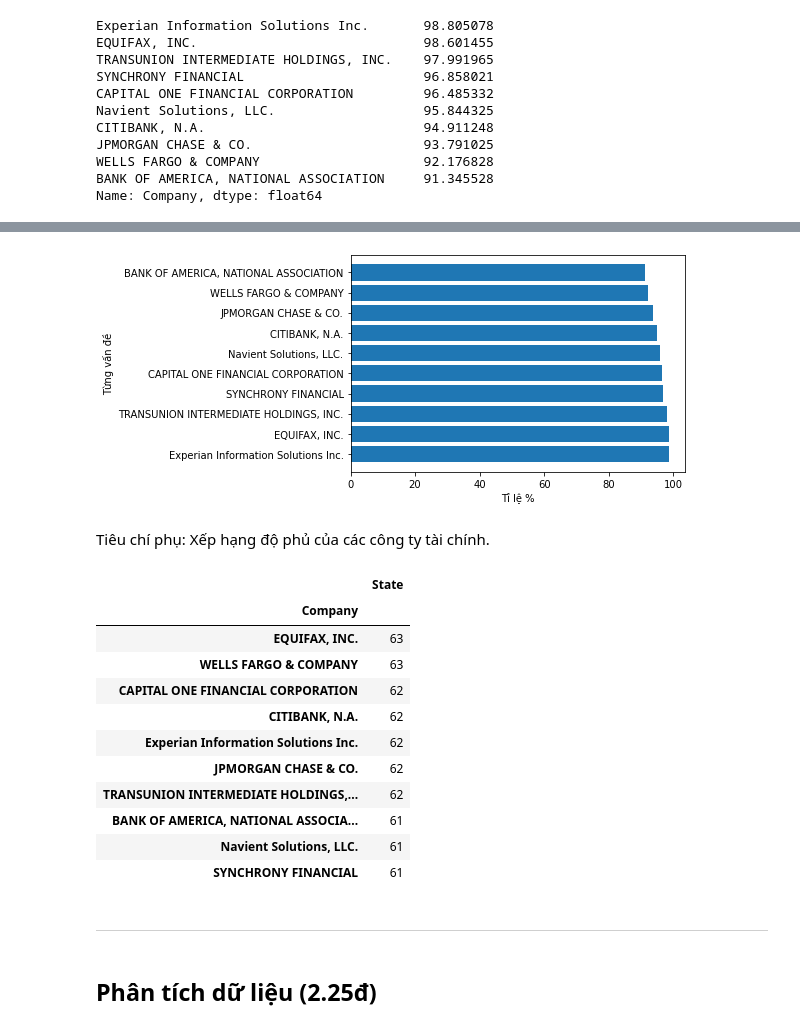
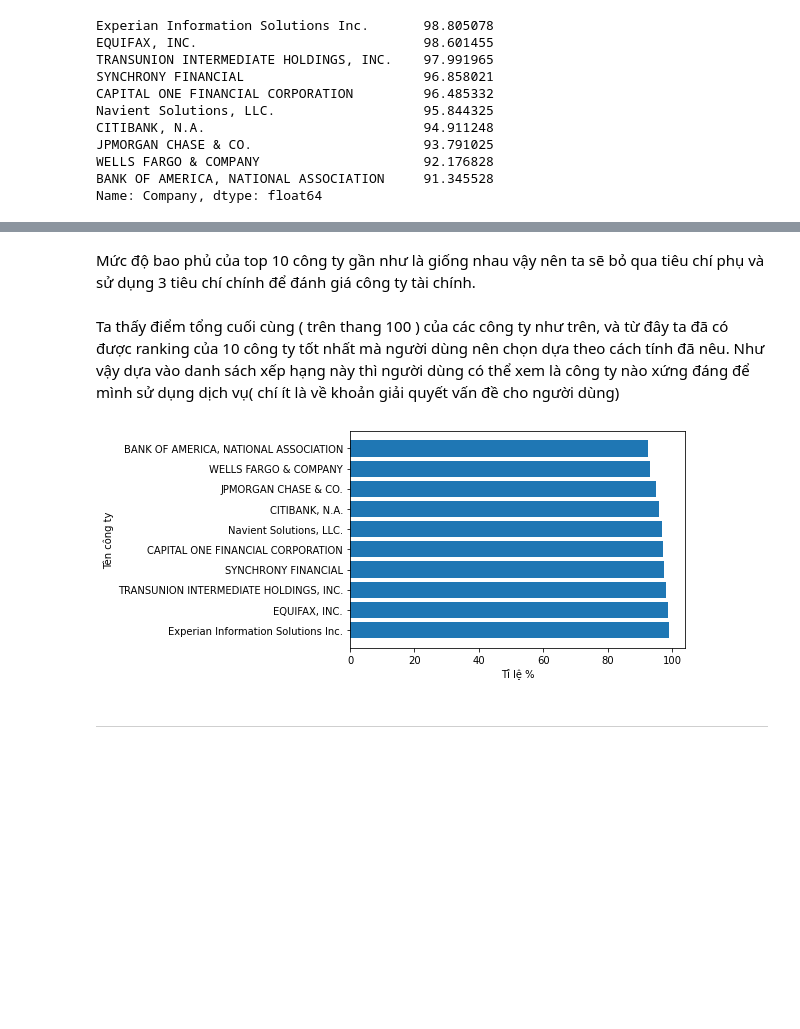
Before and after one commit to RaitoRyuWorker/Programing-for-Data-Science-Final-Project, a Jupyter notebook: DoAnCuoiKy.ipynb, the cells around one changed output, grey strips where cells are left out. Cells and saved outputs as stored; diff of their text form; code cells hidden in the pictures; blank space fills up the shorter version.

```diff
--- a/DoAnCuoiKy.ipynb
+++ b/DoAnCuoiKy.ipynb
@@ -306,4 +391,4 @@ optimis_dispute = optimis_dispute['Company'].value_counts().head(10)
 Big_10 = ['EQUIFAX, INC.','TRANSUNION INTERMEDIATE HOLDINGS, INC.','Experian Information Solutions Inc.',
           'BANK OF AMERICA, NATIONAL ASSOCIATION','WELLS FARGO & COMPANY','JPMORGAN CHASE & CO.','CITIBANK, N.A.',
           'CAPITAL ONE FINANCIAL CORPORATION','SYNCHRONY FINANCIAL','Navient Solutions, LLC.']
-df_2_1 = df_2[df_2['Company'].isin(Big_10)]
+df_Big_10 = df_Large_Comp[df_Large_Comp['Company'].isin(Big_10)]
@@ -312,2 +399,4 @@ Phần trăm trên tổng số lần respond
 # %%
-Top_10_res = (optimis_res * 100 / df_2_1['Company'].value_counts()).sort_values(ascending=False)
+#Tiêu chí phản hồi:
+Top_10_res = (optimis_res * 100 / df_Big_10['Company'].value_counts()).sort_values(ascending=False)
+Top_10_res
@@ -314,2 +415,4 @@ Top_10_res = (optimis_res * 100 / df_2_1['Company'].value_counts()).sort_values(
 # %%
-Top_10_time = (optimis_time * 100 / df_2_1['Company'].value_counts()).sort_values(ascending=False)
+#Tiêu chí thời gian:
+Top_10_time = (optimis_time * 100 / df_Big_10['Company'].value_counts()).sort_values(ascending=False)
+Top_10_time
@@ -316,2 +431,4 @@ Top_10_time = (optimis_time * 100 / df_2_1['Company'].value_counts()).sort_value
 # %%
-Top_10_dispute = (optimis_dispute * 100 / df_2_1['Company'].value_counts()).sort_values(ascending=False)
+#Tiêu chí tranh chấp:
+Top_10_dispute = (optimis_dispute * 100 / df_Big_10['Company'].value_counts()).sort_values(ascending=False)
+Top_10_dispute
@@ -339,29 +541,13 @@ Name: Company, dtype: float64
+# %% [markdown]
+Mức độ bao phủ của top 10 công ty gần như là giống nhau vậy nên ta sẽ bỏ qua tiêu chí phụ và sử dụng 3 tiêu chí chính để đánh giá công ty tài chính.
+# %% [markdown]
+Ta thấy điểm tổng cuối cùng ( trên thang 100 ) của các công ty như trên, và từ đây ta đã có được ranking của 10 công ty tốt nhất mà người dùng nên chọn dựa theo cách tính đã nêu. Như vậy dựa vào danh sách xếp hạng này thì người dùng có thể xem là công ty nào xứng đáng để mình sử dụng dịch vụ( chí ít là về khoản giải quyết vấn đề cho người dùng)
 # %%
 plt.barh(Final_optimis_10.index, Final_optimis_10.values)
 plt.xlabel('Tỉ lệ %')
-plt.ylabel('Từng vấn đề')
+plt.ylabel('Tên công ty')
 plt.show()
 # %% [output]
-[figure, old version]
+[figure, new version]
-# %% [markdown]
-Tiêu chí phụ: Xếp hạng độ phủ của các công ty tài chính.
-# %%
-df_2_2 = df_2_1[['Company','State']]
-df_2_2.groupby('Company').nunique().sort_values(by='State',ascending=False)
-# %% [output]
-|  | State |
-| Company |  |
-| EQUIFAX, INC. | 63 |
-| WELLS FARGO & COMPANY | 63 |
-| CAPITAL ONE FINANCIAL CORPORATION | 62 |
-| CITIBANK, N.A. | 62 |
-| Experian Information Solutions Inc. | 62 |
-| JPMORGAN CHASE & CO. | 62 |
-| TRANSUNION INTERMEDIATE HOLDINGS,... | 62 |
-| BANK OF AMERICA, NATIONAL ASSOCIA... | 61 |
-| Navient Solutions, LLC. | 61 |
-| SYNCHRONY FINANCIAL | 61 |
 # %% [markdown]
 ---
-# %% [markdown]
-## Phân tích dữ liệu (2.25đ)
```
Also changed, not shown: parts of 69 cells of this notebook.
